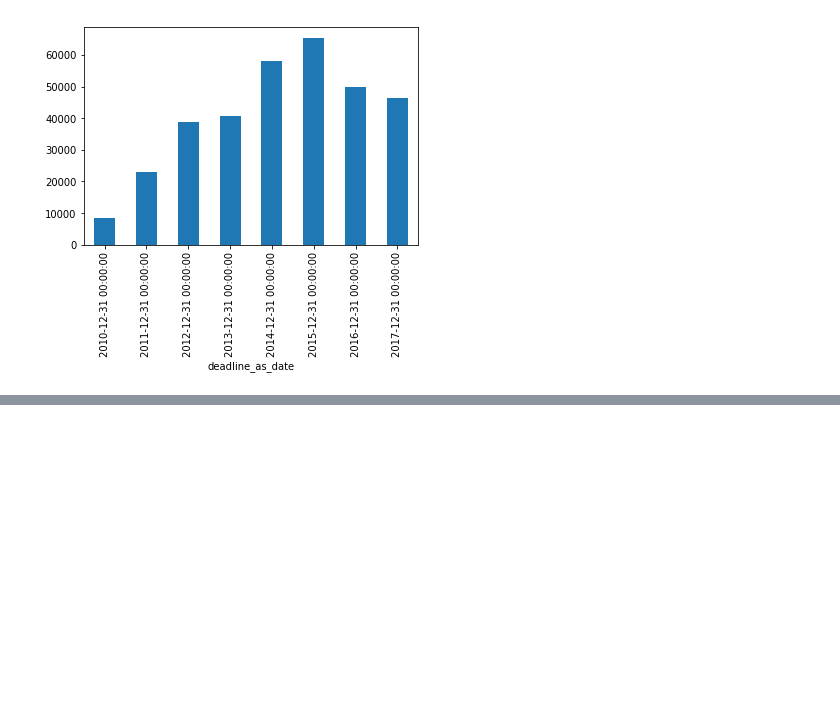
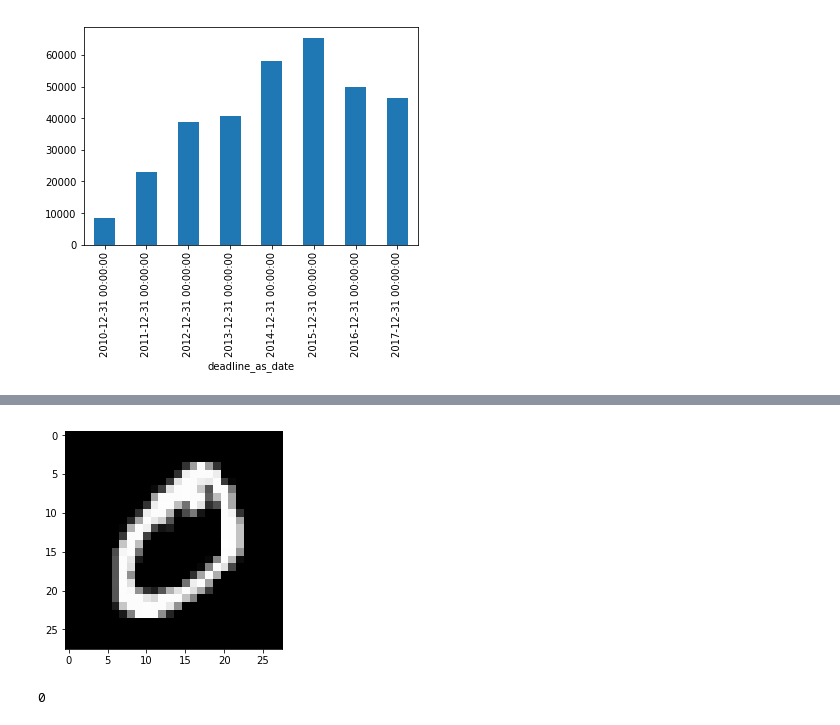
Before and after one commit to solutionfinders/PythonforAI, a Jupyter notebook: PythonforAI.ipynb, the cells around one changed output, grey strips where cells are left out. Saved outputs shown, nothing was run; the diff lists cells and outputs as text; code cells hidden in the pictures; blank space fills up the shorter version.

```diff
--- a/PythonforAI.ipynb
+++ b/PythonforAI.ipynb
@@ -329,0 +458,4 @@ kickstarter_ended.head()
+# %%
+mnist = tf.keras.datasets.mnist
+(x_train_orig, y_train), (x_test_orig, y_test) = mnist.load_data()
+x_train, x_test = x_train_orig / 255.0, x_test_orig / 255.0
@@ -329,0 +482,14 @@ kickstarter_ended.head()
+# %%
+# pick a sample to plot
+sample = 1
+image = x_train_orig[sample]
+# plot the sample
+fig = plt.figure
+plt.imshow(image, cmap='gray')
+plt.show()
+# %% [output]
+[figure, added]
+# %%
+y_train[1]
+# %% [output]
+0
```
Also changed, not shown: parts of 52 cells of this notebook.
